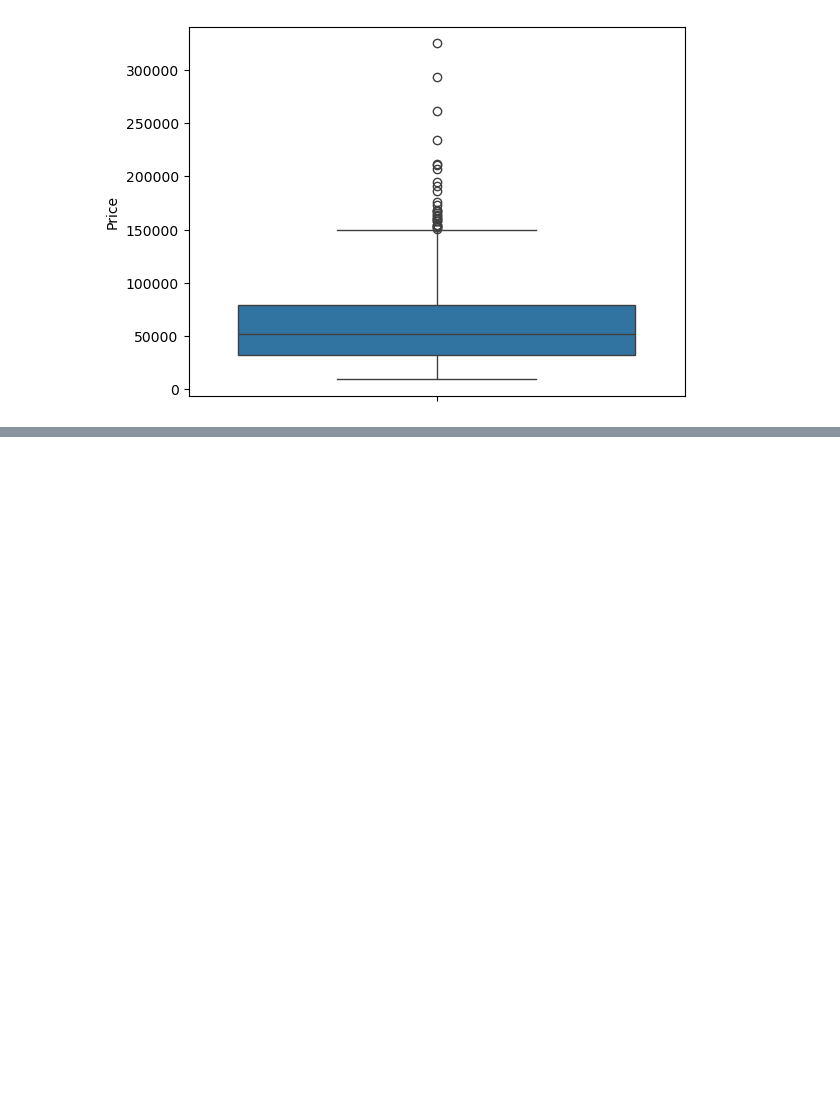
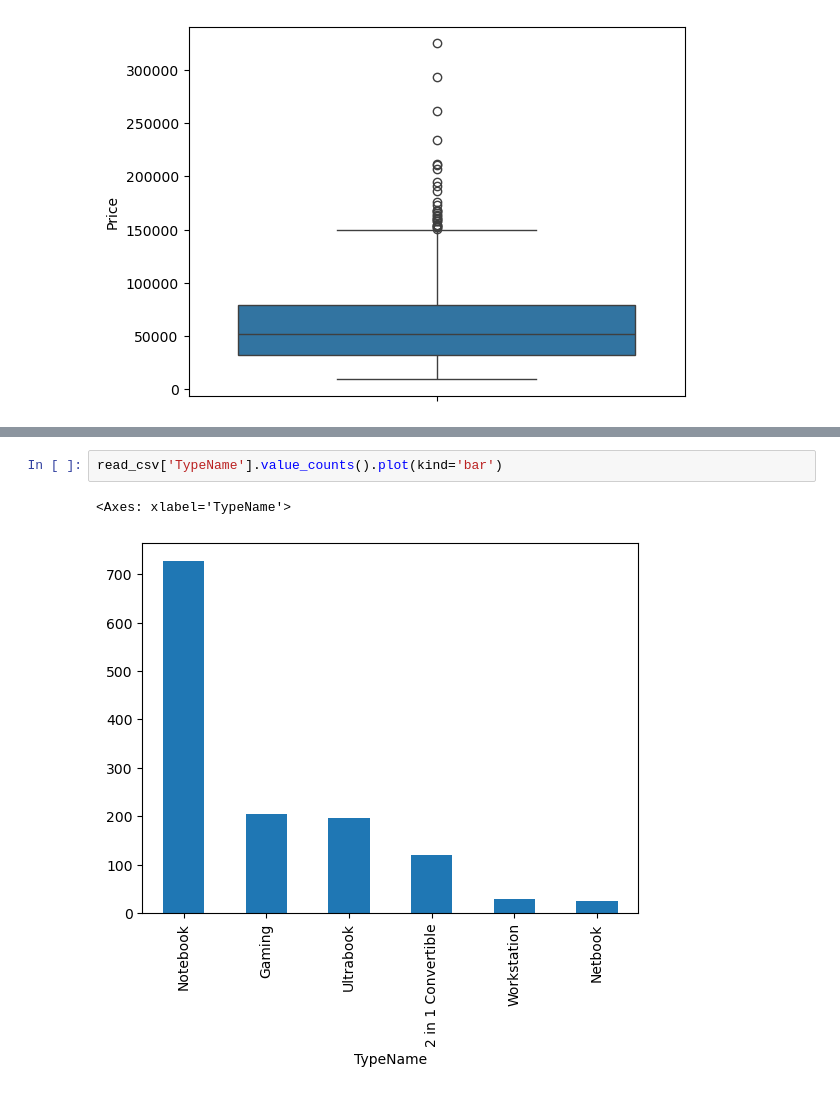
Before and after one commit to vanix056/Laptop_Price_predictor, a Jupyter notebook: Laptop_price_predictor.ipynb, the cells around one changed output, grey strips where cells are left out. Drawn from its saved outputs; the diff is of its cells as text; blank space fills up the shorter version.

```diff
--- a/Laptop_price_predictor.ipynb
+++ b/Laptop_price_predictor.ipynb
@@ -113,0 +122,5 @@ read_csv['Company'].value_counts().plot(kind='bar')
+# %%
+read_csv['TypeName'].value_counts().plot(kind='bar')
+# %% [output]
+<Axes: xlabel='TypeName'>
+[figure, added]
```
Also changed, not shown: parts of 7 cells of this notebook.
